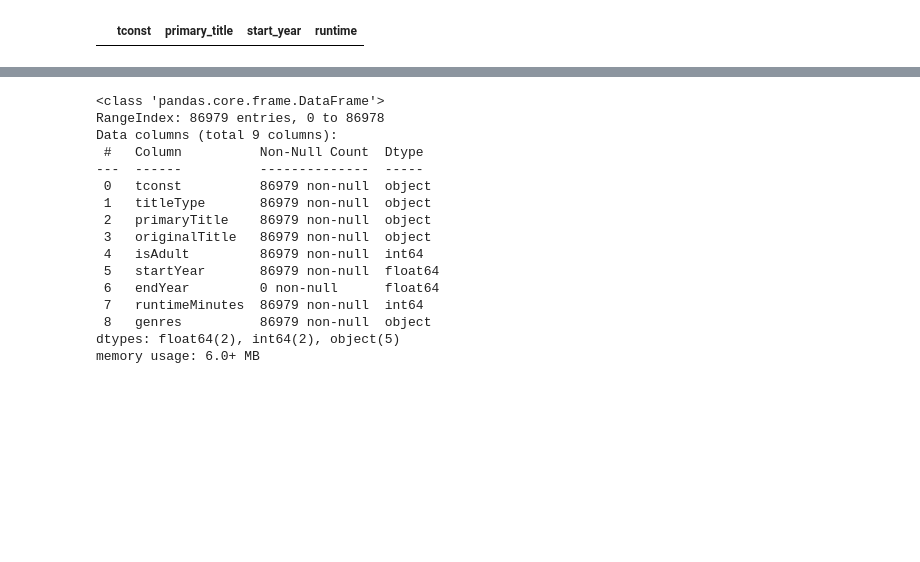
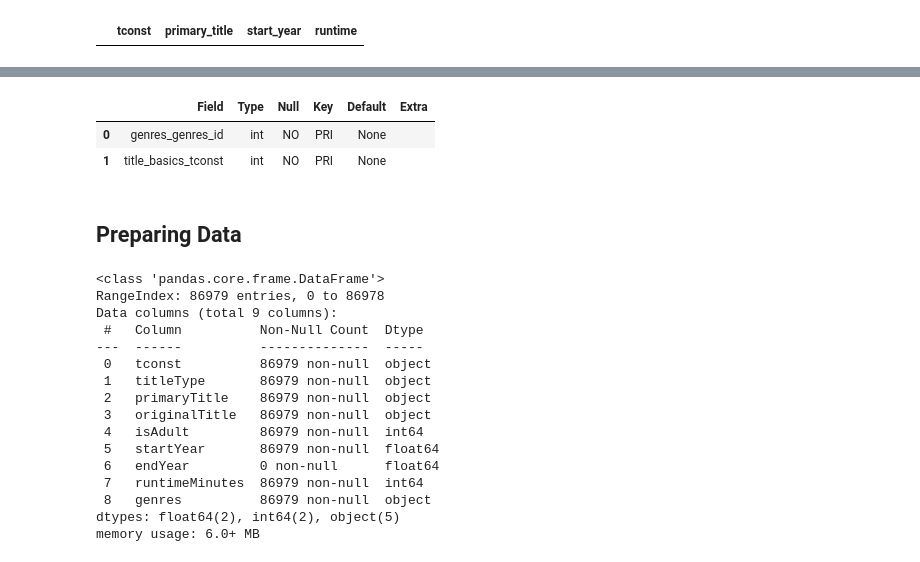
Before and after one commit to brittanymlassiter/Project-2, a Jupyter notebook: Project 2 Part 2.ipynb, the cells around one changed output, grey strips where cells are left out. Saved outputs shown, nothing was run; the diff lists cells and outputs as text; code cells hidden in the pictures; blank space fills up the shorter version.

```diff
--- a/Project 2 Part 2.ipynb
+++ b/Project 2 Part 2.ipynb
@@ -72 +99,11 @@ pd.read_sql(q, engine)
+# %%
+q = '''DESCRIBE title_genres;'''
+describe = pd.read_sql(q, engine)
+describe
+# %% [output]
+|  | Field | Type | Null | Key | Default | Extra |
+| 0 | genres_genres_id | int | NO | PRI | None |  |
+| 1 | title_basics_tconst | int | NO | PRI | None |  |
+# %% [markdown]
+## Preparing Data
 # %%
```
Also changed, not shown: parts of 50 cells of this notebook, 3 other files.
